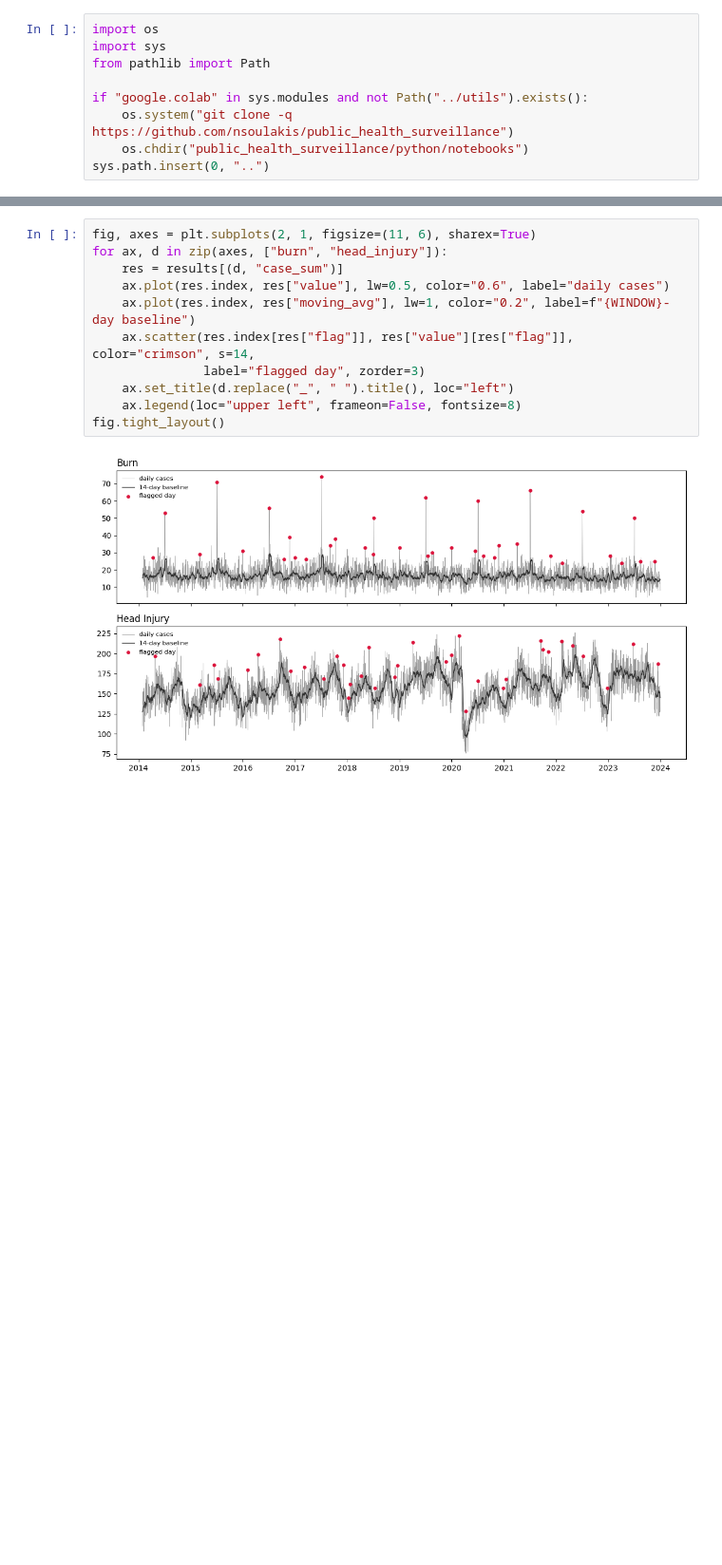
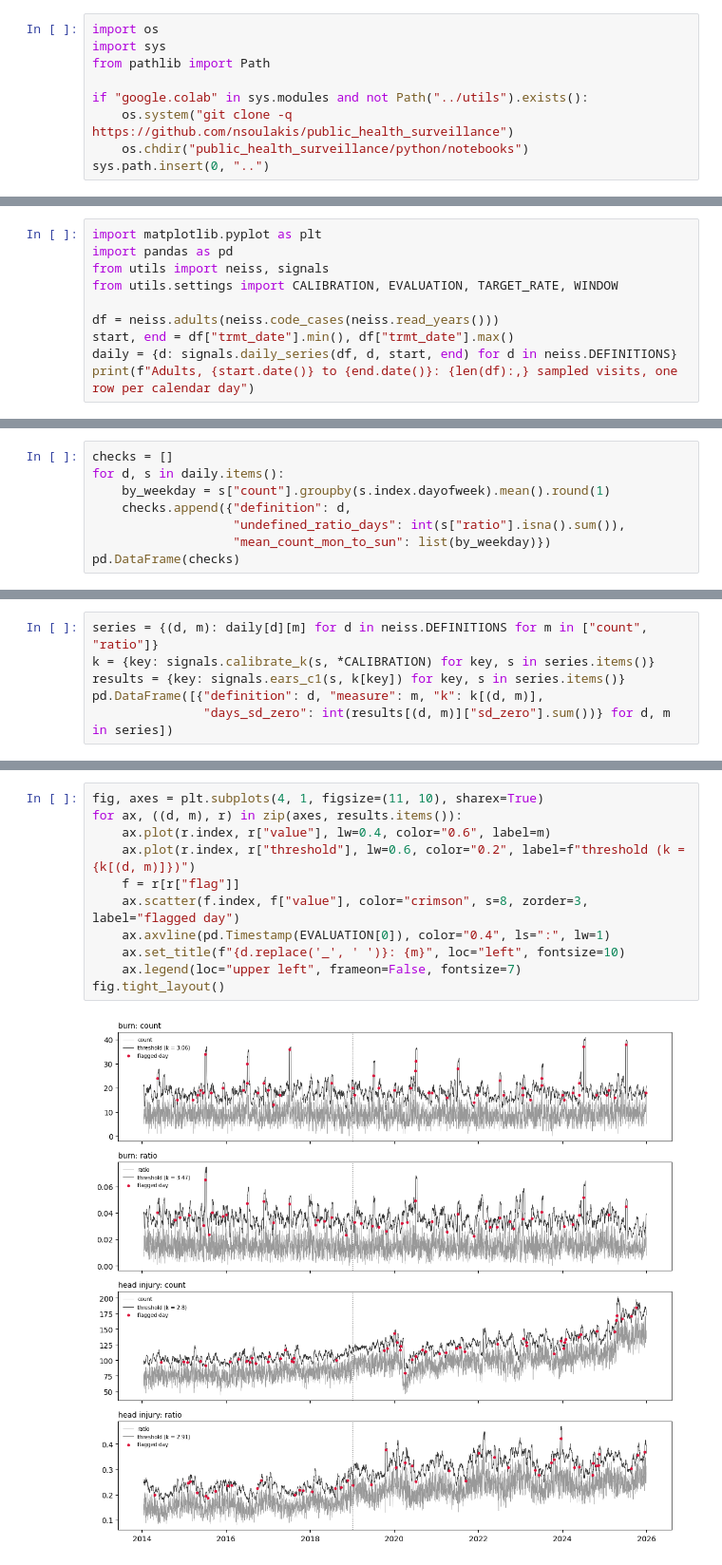
Before and after one commit to nsoulakis/public_health_surveillance, a Jupyter notebook: python/notebooks/02_signals.ipynb, the cells around one changed output, grey strips where cells are left out. Shown at 95% size. Cells and saved outputs as stored; diff of their text form; blank space fills up the shorter version.

Commit message:
NEISS correctness release: published data 2014–2025, survey estimates, EARS-style signals, tests

```diff
--- a/python/notebooks/02_signals.ipynb
+++ b/python/notebooks/02_signals.ipynb
@@ -62,0 +22,10 @@ flag_summary(results)
+# %%
+import matplotlib.pyplot as plt
+import pandas as pd
+from utils import neiss, signals
+from utils.settings import CALIBRATION, EVALUATION, TARGET_RATE, WINDOW
+
+df = neiss.adults(neiss.code_cases(neiss.read_years()))
+start, end = df["trmt_date"].min(), df["trmt_date"].max()
+daily = {d: signals.daily_series(df, d, start, end) for d in neiss.DEFINITIONS}
+print(f"Adults, {start.date()} to {end.date()}: {len(df):,} sampled visits, one row per calendar day")
@@ -62,0 +47,8 @@ flag_summary(results)
+# %%
+checks = []
+for d, s in daily.items():
+    by_weekday = s["count"].groupby(s.index.dayofweek).mean().round(1)
+    checks.append({"definition": d,
+                   "undefined_ratio_days": int(s["ratio"].isna().sum()),
+                   "mean_count_mon_to_sun": list(by_weekday)})
+pd.DataFrame(checks)
@@ -62,0 +88,6 @@ flag_summary(results)
+# %%
+series = {(d, m): daily[d][m] for d in neiss.DEFINITIONS for m in ["count", "ratio"]}
+k = {key: signals.calibrate_k(s, *CALIBRATION) for key, s in series.items()}
+results = {key: signals.ears_c1(s, k[key]) for key, s in series.items()}
+pd.DataFrame([{"definition": d, "measure": m, "k": k[(d, m)],
+               "days_sd_zero": int(results[(d, m)]["sd_zero"].sum())} for d, m in series])
@@ -63,13 +119,13 @@ flag_summary(results)
 # %%
-fig, axes = plt.subplots(2, 1, figsize=(11, 6), sharex=True)
-for ax, d in zip(axes, ["burn", "head_injury"]):
-    res = results[(d, "case_sum")]
-    ax.plot(res.index, res["value"], lw=0.5, color="0.6", label="daily cases")
-    ax.plot(res.index, res["moving_avg"], lw=1, color="0.2", label=f"{WINDOW}-day baseline")
-    ax.scatter(res.index[res["flag"]], res["value"][res["flag"]], color="crimson", s=14,
-               label="flagged day", zorder=3)
-    ax.set_title(d.replace("_", " ").title(), loc="left")
-    ax.legend(loc="upper left", frameon=False, fontsize=8)
+fig, axes = plt.subplots(4, 1, figsize=(11, 10), sharex=True)
+for ax, ((d, m), r) in zip(axes, results.items()):
+    ax.plot(r.index, r["value"], lw=0.4, color="0.6", label=m)
+    ax.plot(r.index, r["threshold"], lw=0.6, color="0.2", label=f"threshold (k = {k[(d, m)]})")
+    f = r[r["flag"]]
+    ax.scatter(f.index, f["value"], color="crimson", s=8, zorder=3, label="flagged day")
+    ax.axvline(pd.Timestamp(EVALUATION[0]), color="0.4", ls=":", lw=1)
+    ax.set_title(f"{d.replace('_', ' ')}: {m}", loc="left", fontsize=10)
+    ax.legend(loc="upper left", frameon=False, fontsize=7)
 fig.tight_layout()
 # %% [output]
-[figure, old version]
+[figure, new version]
```
Also changed, not shown: parts of 32 cells of this notebook, 42 other files.
